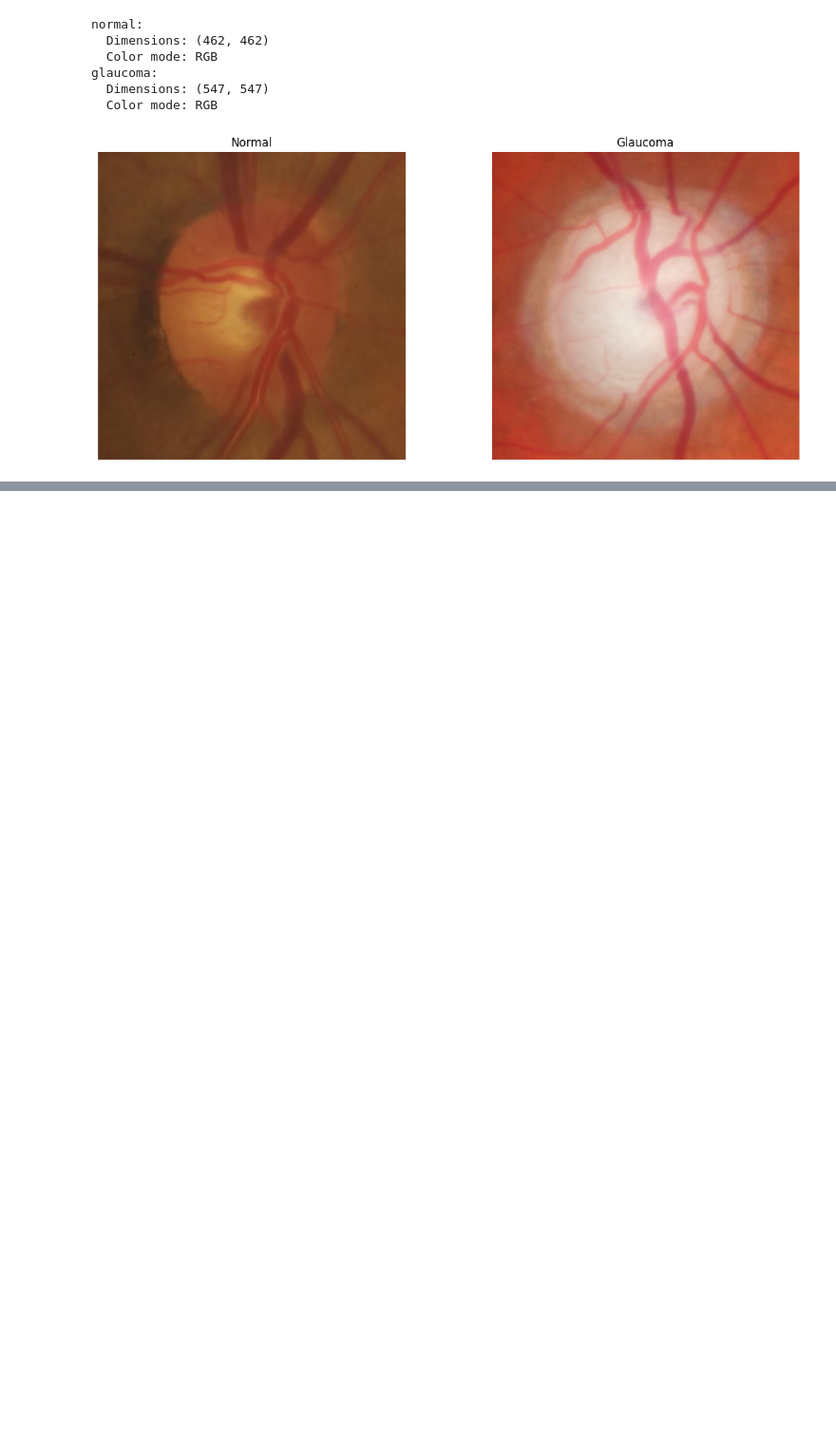
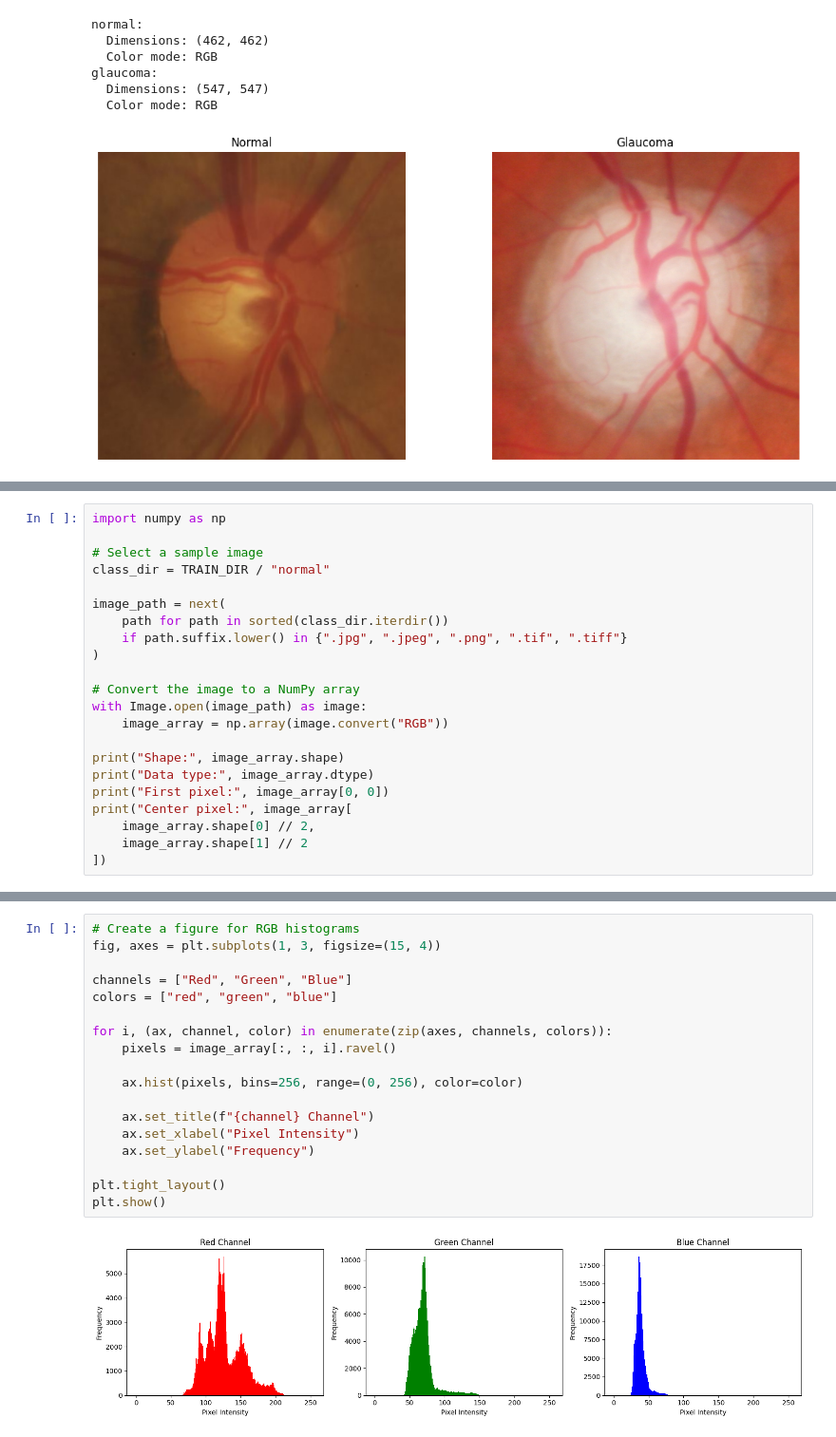
Before and after one commit to aslgr/glaucoma_detection, a Jupyter notebook: notebooks/01_data_exploration.ipynb, the cells around one changed output, grey strips where cells are left out. Shown at 95% size. Drawn from its saved outputs; the diff is of its cells as text; blank space fills up the shorter version.

```diff
--- a/notebooks/01_data_exploration.ipynb
+++ b/notebooks/01_data_exploration.ipynb
@@ -90,0 +95,22 @@ glaucoma:
+# %%
+import numpy as np
+
+# Select a sample image
+class_dir = TRAIN_DIR / "normal"
+
+image_path = next(
+    path for path in sorted(class_dir.iterdir())
+    if path.suffix.lower() in {".jpg", ".jpeg", ".png", ".tif", ".tiff"}
+)
+
+# Convert the image to a NumPy array
+with Image.open(image_path) as image:
+    image_array = np.array(image.convert("RGB"))
+
+print("Shape:", image_array.shape)
+print("Data type:", image_array.dtype)
+print("First pixel:", image_array[0, 0])
+print("Center pixel:", image_array[
+    image_array.shape[0] // 2,
+    image_array.shape[1] // 2
+])
@@ -90,0 +161,20 @@ glaucoma:
+# %%
+# Create a figure for RGB histograms
+fig, axes = plt.subplots(1, 3, figsize=(15, 4))
+
+channels = ["Red", "Green", "Blue"]
+colors = ["red", "green", "blue"]
+
+for i, (ax, channel, color) in enumerate(zip(axes, channels, colors)):
+    pixels = image_array[:, :, i].ravel()
+
+    ax.hist(pixels, bins=256, range=(0, 256), color=color)
+
+    ax.set_title(f"{channel} Channel")
+    ax.set_xlabel("Pixel Intensity")
+    ax.set_ylabel("Frequency")
+
+plt.tight_layout()
+plt.show()
+# %% [output]
+[figure, added]
```
Also changed, not shown: parts of 14 cells of this notebook, 1 other file.
